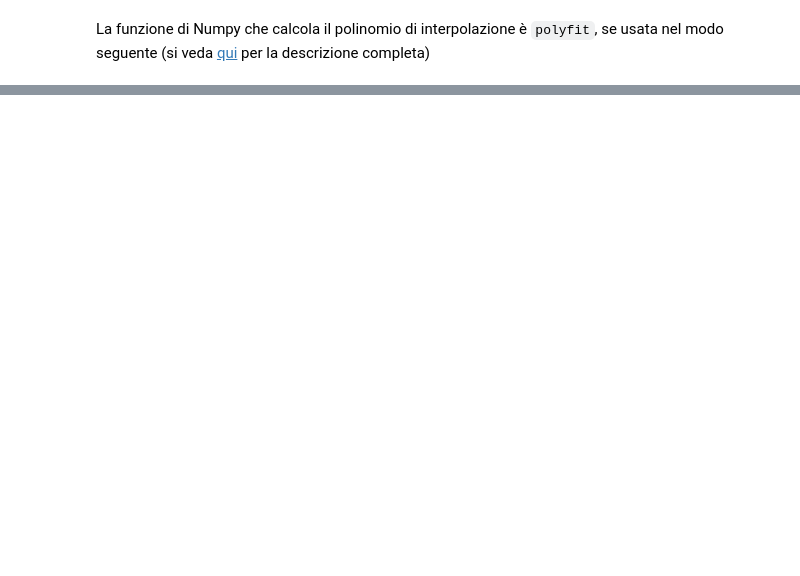
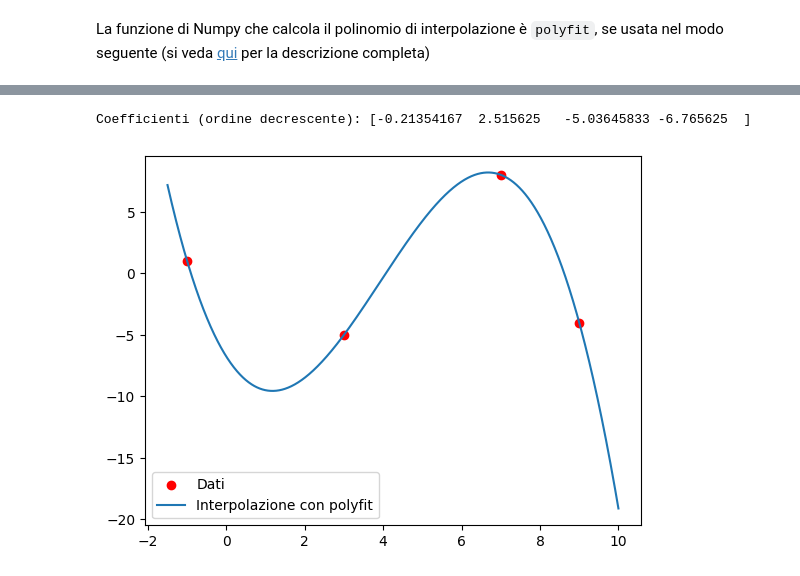
Before and after one commit to Tremors3/uni-calc-num, a Jupyter notebook: materiale/argomenti/04-equazioni-nonlineari/laboratorio/07b-Interpolazione_polinomiale_01_linked.ipynb, the cells around one changed output, grey strips where cells are left out. Cells and saved outputs as stored; diff of their text form; code cells hidden in the pictures; blank space fills up the shorter version.

```diff
--- a/materiale/argomenti/04-equazioni-nonlineari/laboratorio/07b-Interpolazione_polinomiale_01_linked.ipynb
+++ b/materiale/argomenti/04-equazioni-nonlineari/laboratorio/07b-Interpolazione_polinomiale_01_linked.ipynb
@@ -83,0 +130,39 @@ plt.show()
+# %%
+# =======================
+# INTERPOLAZIONE CON POLYFIT
+# =======================
+
+# np.polyfit costruisce direttamente il polinomio interpolante (o di regressione)
+# Restituisce i coefficienti del polinomio in ordine DECRESCENTE:
+# p(x) = b[0]*x^n + b[1]*x^(n-1) + ... + b[n]
+
+# Il terzo parametro è il grado del polinomio.
+# x.size - 1 --> grado massimo per interpolare esattamente tutti i punti
+b = np.polyfit(x, y, x.size - 1)
+
+# =======================
+# VALUTAZIONE DEL POLINOMIO
+# =======================
+
+# Stampiamo i coefficienti
+print("Coefficienti (ordine decrescente):", b)
+
+# np.polyval valuta il polinomio nei punti xx.
+# ATTENZIONE: si aspetta i coefficienti in ordine decrescente (come restituiti da polyfit)
+zz = np.polyval(b, xx)
+
+# =======================
+# GRAFICO
+# =======================
+
+# (Opzionale ma utile) mostriamo anche i punti originali
+plt.scatter(x, y, color='red', label="Dati")
+
+# Disegniamo il polinomio interpolante
+plt.plot(xx, zz, label="Interpolazione con polyfit")
+
+plt.legend()
+plt.show()
+# %% [output]
+Coefficienti (ordine decrescente): [-0.21354167  2.515625   -5.03645833 -6.765625  ]
+[figure, added]
```
Also changed, not shown: parts of 9 cells of this notebook, 2 other files.
